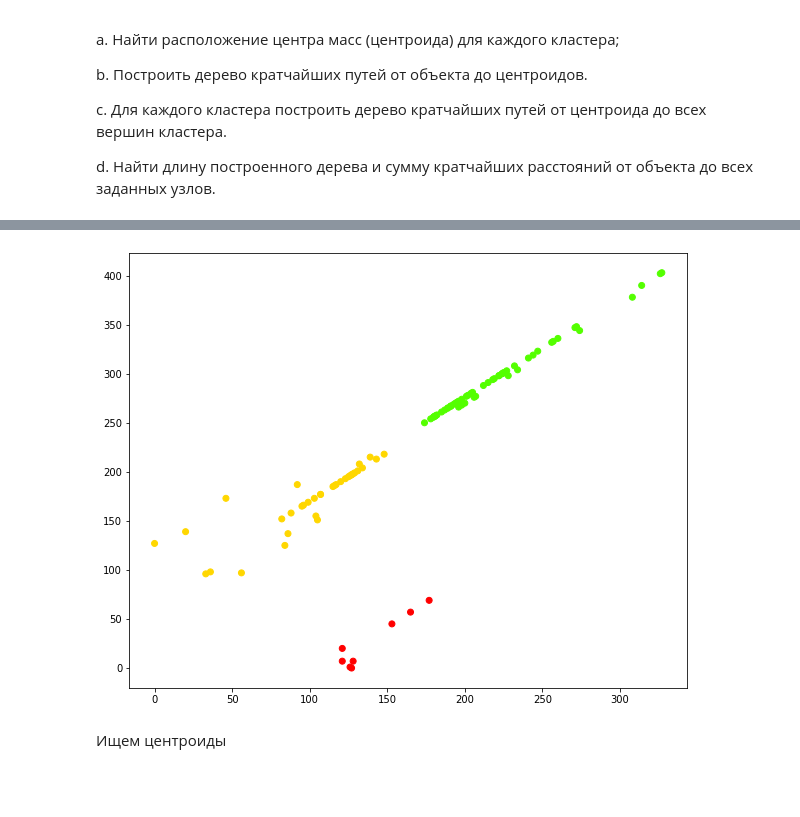
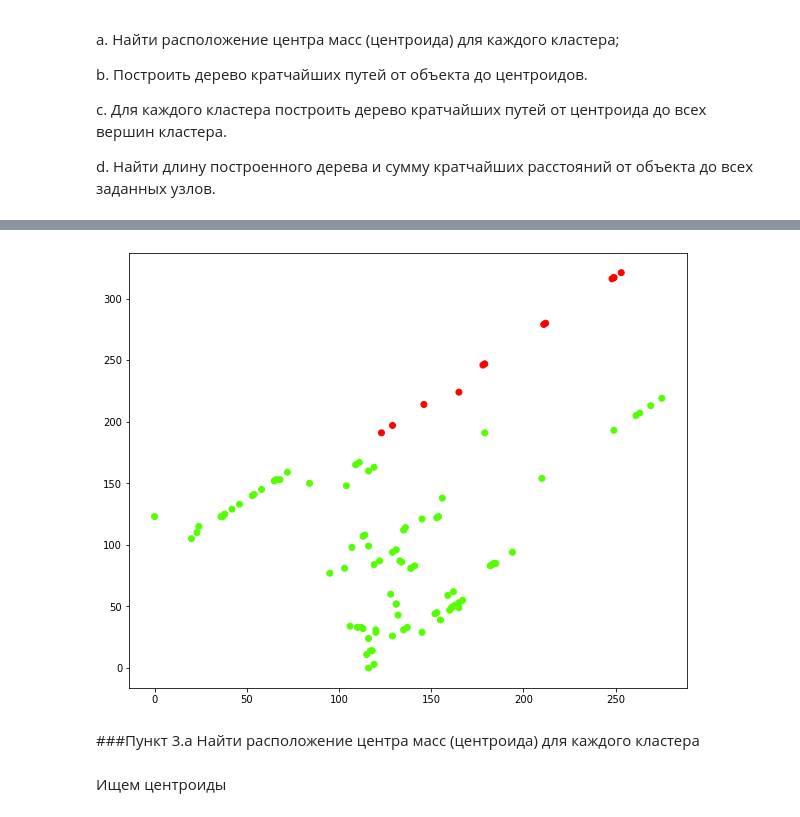
Before and after one commit to oksanamda/OSM-Graphs, a Jupyter notebook: python-things/mygraphs.ipynb, the cells around one changed output, grey strips where cells are left out. Saved outputs shown, nothing was run; the diff lists cells and outputs as text; code cells hidden in the pictures; blank space fills up the shorter version.

```diff
--- a/python-things/mygraphs.ipynb
+++ b/python-things/mygraphs.ipynb
@@ -910,19 +850,20 @@ from scipy.cluster.hierarchy import fcluster
-# %%
-k = 3
-clusters = fcluster(our_clusters, k, criterion='maxclust')
 # %%
-clusters_us = {}
-clusters_us_id = {}
-for i in range(len(clusters)):
-    j = clusters[i]
-    if j in clusters_us:
-        clusters_us[j].append(path_matrix[i])
-        clusters_us_id[j].append(i)
-    else:
-        clusters_us[j] = [path_matrix[i]]
-        clusters_us_id[j] = [i]
+def make_k_clusters(k, our_clusters, ap_path_matrix):
 
-for key, value in clusters_us.items():
-    clusters_us[key] = np.array(value)
-print(clusters_us)
-print(clusters_us_id)
+  clusters = fcluster(our_clusters, k, criterion='maxclust')
+
+  clusters_us = {}
+  clusters_us_id = {}
+  for i in range(len(clusters)):
+      j = clusters[i]
+      if j in clusters_us:
+          clusters_us[j].append(ap_path_matrix[i])
+          clusters_us_id[j].append(i)
+      else:
+          clusters_us[j] = [ap_path_matrix[i]]
+          clusters_us_id[j] = [i]
+
+  for key, value in clusters_us.items():
+      clusters_us[key] = np.array(value)
+
+  return clusters, clusters_us, clusters_us_id
@@ -947,9 +870,17 @@ print(clusters_us_id)
+# %%
+# разбиваем узлы на три кластера
+k = 2
+# %%
+clusters, clusters_us, clusters_us_id = make_k_clusters(k, our_clusters, ap_path_matrix)
 # %%
 plt.figure(figsize=(10, 8))
-plt.scatter(path_matrix[:,0], path_matrix[:,1], c=clusters, cmap='prism')
+plt.scatter(ap_path_matrix[:,0], ap_path_matrix[:,1], c=clusters, cmap='prism')
 plt.show()
 # %% [output]
-[figure, old version]
+[figure, new version]
+# %% [markdown]
+###Пункт 3.a
+Найти расположение центра масс (центроида) для каждого кластера
 # %% [markdown]
 Ищем центроиды
 # %%
```
Also changed, not shown: parts of 145 cells of this notebook, 19 other files.
